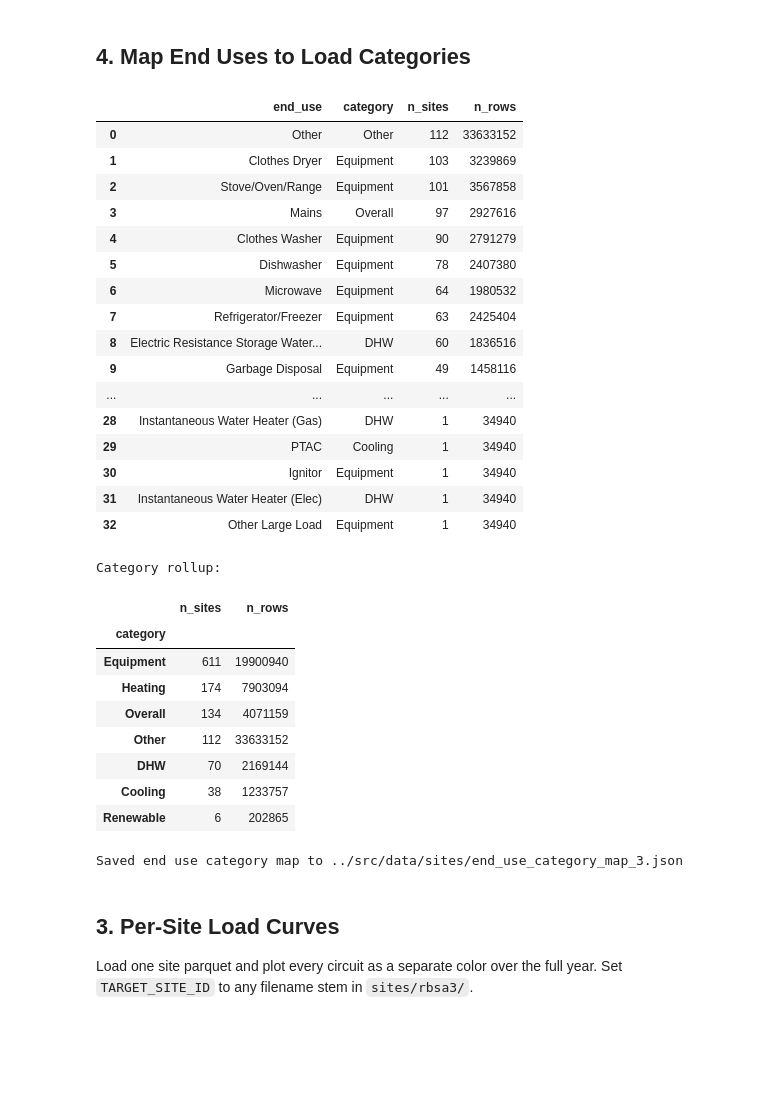
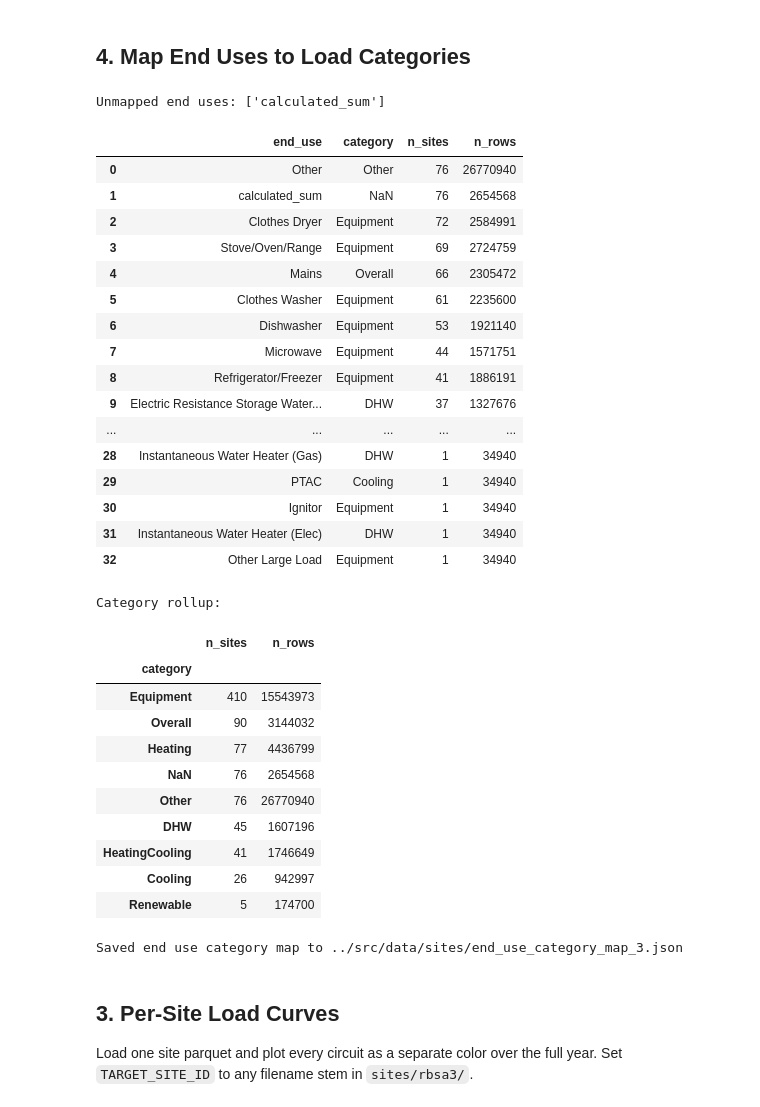
Before and after one commit to AmberJiayuSu/OBGeneration, a Jupyter notebook: validation/notebooks/load_proc.ipynb, the cells around one changed output. Drawn from its saved outputs; the diff is of its cells as text; code cells hidden in the pictures; blank space fills up the shorter version.

```diff
--- a/validation/notebooks/load_proc.ipynb
+++ b/validation/notebooks/load_proc.ipynb
@@ -158,7 +159,7 @@ Total rows saved:          69,461,326
 end_use_site_count = {}
 end_use_row_count = {}
 
-for path in sorted(SITES_RBSA3_DIR.glob("*.parquet")):
+for path in sorted(p for p in SITES_RBSA3_DIR.glob("*.parquet") if p.name not in {"calculated_sum_all_sites.parquet"}):
     df = pd.read_parquet(path, columns=["End Use"])
     for eu, count in df["End Use"].value_counts().items():
         end_use_site_count[eu] = end_use_site_count.get(eu, 0) + 1
@@ -214,8 +215,9 @@ END_USE_CATEGORY_MAP = {
     "Electric Furnace":          "Heating",
     "Other Zonal Heat":          "Heating",
     "Electric Baseboard Heaters":"Heating",
-    "Ducted Heatpump":           "Heating",
-    "Ductless Heatpump":         "Heating",
+    # heating and cooling together
+    "Ducted Heatpump":           "HeatingCooling",
+    "Ductless Heatpump":         "HeatingCooling",
     # Cooling
     "Central AC":  "Cooling",
     "Room AC":     "Cooling",
@@ -237,60 +239,63 @@ END_USE_CATEGORY_MAP = {
     "Ignitor":               "Equipment",
     # Renewable
     "Solar": "Renewable",
     # Other
     "Other": "Other",
 }
 
 end_use_summary["category"] = end_use_summary["end_use"].map(END_USE_CATEGORY_MAP)
 
 unmapped = end_use_summary[end_use_summary["category"].isna()]["end_use"].tolist()
 if unmapped:
     print("Unmapped end uses:", unmapped)
 
 category_summary = (
     end_use_summary.groupby("category", dropna=False)
     [["n_sites", "n_rows"]].sum()
     .sort_values("n_sites", ascending=False)
 )
 
 display(end_use_summary[["end_use", "category", "n_sites", "n_rows"]])
 print("\nCategory rollup:")
 display(category_summary)
 
 # Save mapping to rbsa3 folder
 EU_MAP_PATH =  "../src/data/sites/end_use_category_map_3.json"
 with open(EU_MAP_PATH, "w") as f:
     json.dump(END_USE_CATEGORY_MAP, f, indent=4)
 print(f"Saved end use category map to {EU_MAP_PATH}")
 # %% [output]
+Unmapped end uses: ['calculated_sum']
 |  | end_use | category | n_sites | n_rows |
-| 0 | Other | Other | 112 | 33633152 |
-| 1 | Clothes Dryer | Equipment | 103 | 3239869 |
-| 2 | Stove/Oven/Range | Equipment | 101 | 3567858 |
-| 3 | Mains | Overall | 97 | 2927616 |
-| 4 | Clothes Washer | Equipment | 90 | 2791279 |
-| 5 | Dishwasher | Equipment | 78 | 2407380 |
-| 6 | Microwave | Equipment | 64 | 1980532 |
-| 7 | Refrigerator/Freezer | Equipment | 63 | 2425404 |
-| 8 | Electric Resistance Storage Water... | DHW | 60 | 1836516 |
-| 9 | Garbage Disposal | Equipment | 49 | 1458116 |
+| 0 | Other | Other | 76 | 26770940 |
+| 1 | calculated_sum | NaN | 76 | 2654568 |
+| 2 | Clothes Dryer | Equipment | 72 | 2584991 |
+| 3 | Stove/Oven/Range | Equipment | 69 | 2724759 |
+| 4 | Mains | Overall | 66 | 2305472 |
+| 5 | Clothes Washer | Equipment | 61 | 2235600 |
+| 6 | Dishwasher | Equipment | 53 | 1921140 |
+| 7 | Microwave | Equipment | 44 | 1571751 |
+| 8 | Refrigerator/Freezer | Equipment | 41 | 1886191 |
+| 9 | Electric Resistance Storage Water... | DHW | 37 | 1327676 |
 | ... | ... | ... | ... | ... |
 | 28 | Instantaneous Water Heater (Gas) | DHW | 1 | 34940 |
 | 29 | PTAC | Cooling | 1 | 34940 |
 | 30 | Ignitor | Equipment | 1 | 34940 |
 | 31 | Instantaneous Water Heater (Elec) | DHW | 1 | 34940 |
 | 32 | Other Large Load | Equipment | 1 | 34940 |
-Category rollup:
+Category rollup:
 |  | n_sites | n_rows |
 | category |  |  |
-| Equipment | 611 | 19900940 |
-| Heating | 174 | 7903094 |
-| Overall | 134 | 4071159 |
-| Other | 112 | 33633152 |
-| DHW | 70 | 2169144 |
-| Cooling | 38 | 1233757 |
-| Renewable | 6 | 202865 |
+| Equipment | 410 | 15543973 |
+| Overall | 90 | 3144032 |
+| Heating | 77 | 4436799 |
+| NaN | 76 | 2654568 |
+| Other | 76 | 26770940 |
+| DHW | 45 | 1607196 |
+| HeatingCooling | 41 | 1746649 |
+| Cooling | 26 | 942997 |
+| Renewable | 5 | 174700 |
-Saved end use category map to ../src/data/sites/end_use_category_map_3.json
+Saved end use category map to ../src/data/sites/end_use_category_map_3.json
 # %% [markdown]
 ## 3. Per-Site Load Curves
 
```
Also changed, not shown: parts of 11 cells of this notebook, 3 other files.
